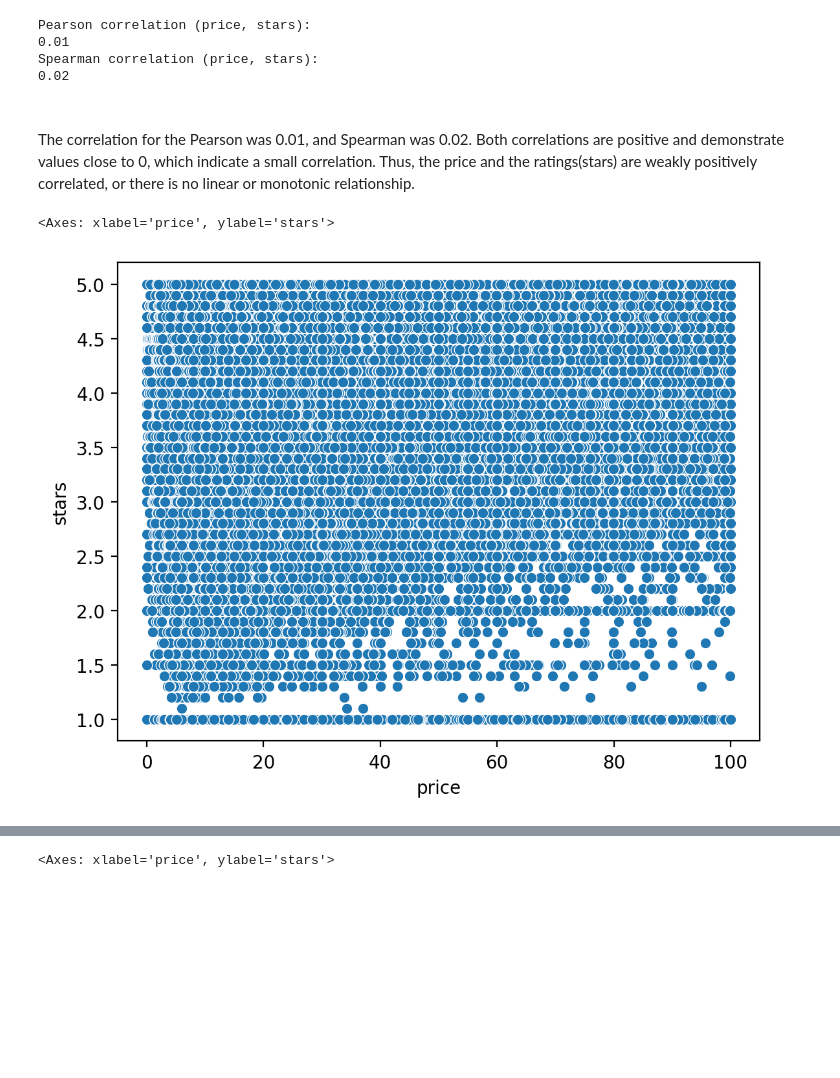
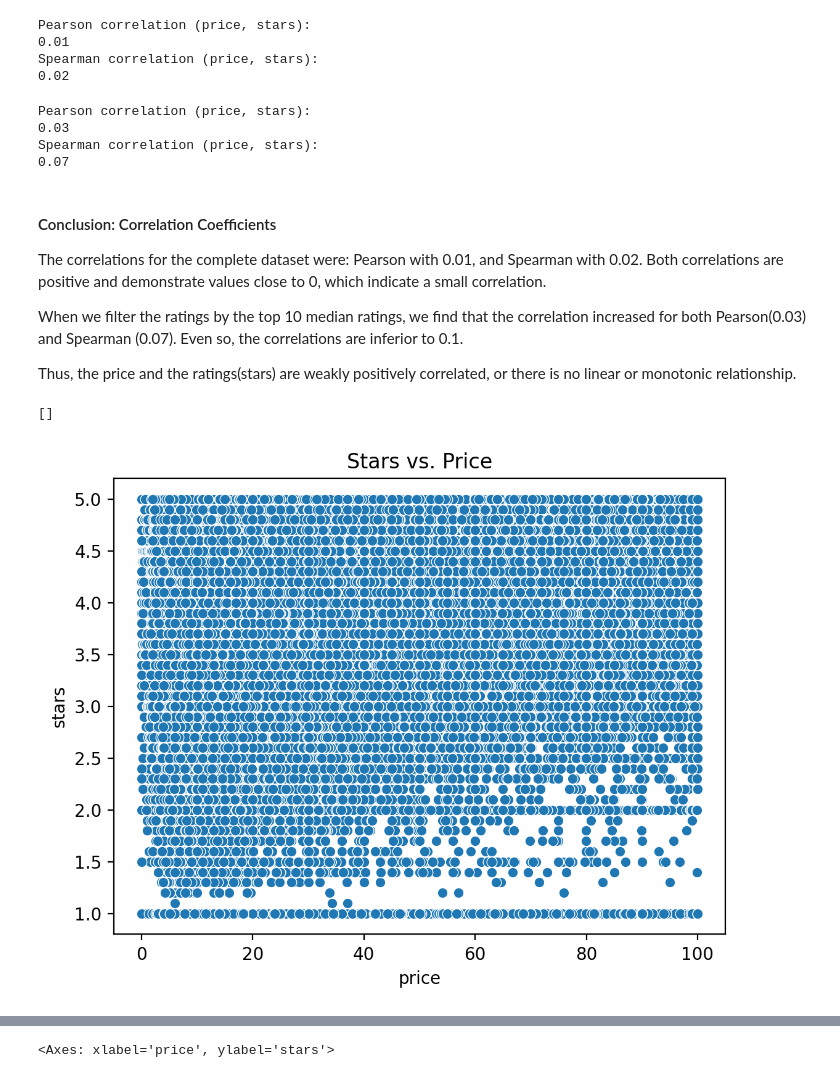
Before and after one commit to data-bootcamp-v4/lab-eda-bivariate, a Jupyter notebook: eda-bivariate-notebook.ipynb, the cells around one changed output, grey strips where cells are left out. Cells and saved outputs as stored; diff of their text form; code cells hidden in the pictures; blank space fills up the shorter version.

Commit message:
Add conclusions

```diff
--- a/eda-bivariate-notebook.ipynb
+++ b/eda-bivariate-notebook.ipynb
@@ -520,27 +667,57 @@ Pearson correlation (price, stars):
 0.01
 Spearman correlation (price, stars):
 0.02
+# %%
+# Correlation between price and ratings(stars) top 10
+# filtering the price outliers and products without ratings
+
+top_10_median_df = ratings[ratings.category.isin(top_10_median_ratings.index.to_list())]
+
+# Pearson (-1,1)
+print("Pearson correlation (price, stars): ")
+pearson_corr_top = round(float(top_10_median_df["price"].corr(ratings["stars"], method="pearson")), 2)
+print(pearson_corr_top)
+
+# Spearman (-1,1)
+print("Spearman correlation (price, stars): ")
+spearman_corr_top = round(float(top_10_median_df["price"].corr(ratings["stars"], method="spearman")), 2)
+print(spearman_corr_top)
+# %% [output]
+Pearson correlation (price, stars):
+0.03
+Spearman correlation (price, stars):
+0.07
 # %%
 from IPython.display import Markdown
 
-top_categories = ", ".join(top_10_median_ratings.index.to_list())
-n_handmade = sum([1 if "handmade" in item.lower() else 0 for item in top_10_median_ratings.index.to_list()])
-rating_range = top_10_median_ratings.stars.max() - top_10_median_ratings.stars.min()
 report = f"""
-###
-The correlation for the Pearson was {pearson_corr}, and Spearman was {spearman_corr}.
+#### Conclusion: Correlation Coefficients
+
+The correlations for the complete dataset were: Pearson with {pearson_corr}, and Spearman with {spearman_corr}.
 Both correlations are positive and demonstrate values close to 0, which indicate a small correlation.
+
+When we filter the ratings by the top 10 median ratings, we find that the correlation increased for both Pearson({pearson_corr_top}) and Spearman ({spearman_corr_top}).
+Even so, the correlations are inferior to 0.1.
+
 Thus, the price and the ratings(stars) are weakly positively correlated, or there is no linear or monotonic relationship.
+
 """
 display(Markdown(report))
 # %% [output]
 
-###
-The correlation for the Pearson was 0.01, and Spearman was 0.02.
+#### Conclusion: Correlation Coefficients
+
+The correlations for the complete dataset were: Pearson with 0.01, and Spearman with 0.02.
 Both correlations are positive and demonstrate values close to 0, which indicate a small correlation.
+
+When we filter the ratings by the top 10 median ratings, we find that the correlation increased for both Pearson(0.03) and Spearman (0.07).
+Even so, the correlations are inferior to 0.1.
+
 Thus, the price and the ratings(stars) are weakly positively correlated, or there is no linear or monotonic relationship.
 # %%
-sns.scatterplot(ratings, x = "price", y = "stars")
+ax = sns.scatterplot(ratings, x = "price", y = "stars")
+ax.set_title("Stars vs. Price")
+plt.plot()
 # %% [output]
-<Axes: xlabel='price', ylabel='stars'>
+[]
-[figure, old version]
+[figure, new version]
```
Also changed, not shown: parts of 27 cells of this notebook.
